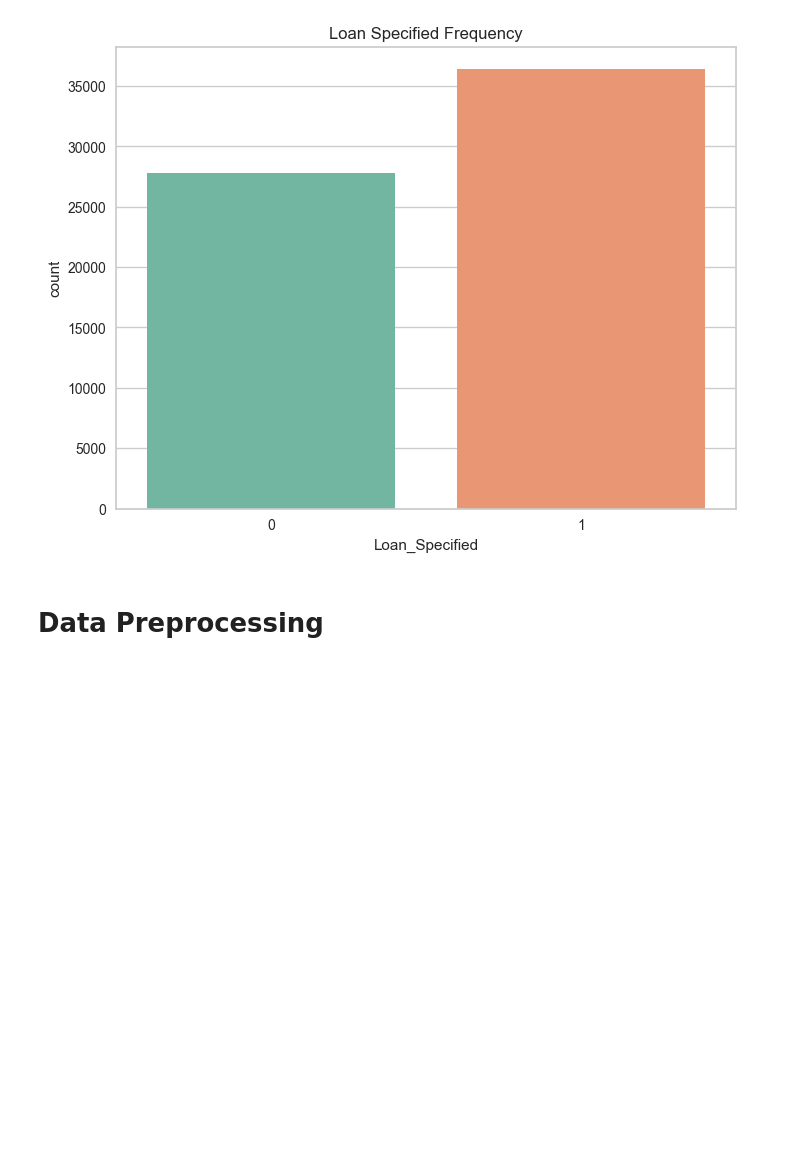
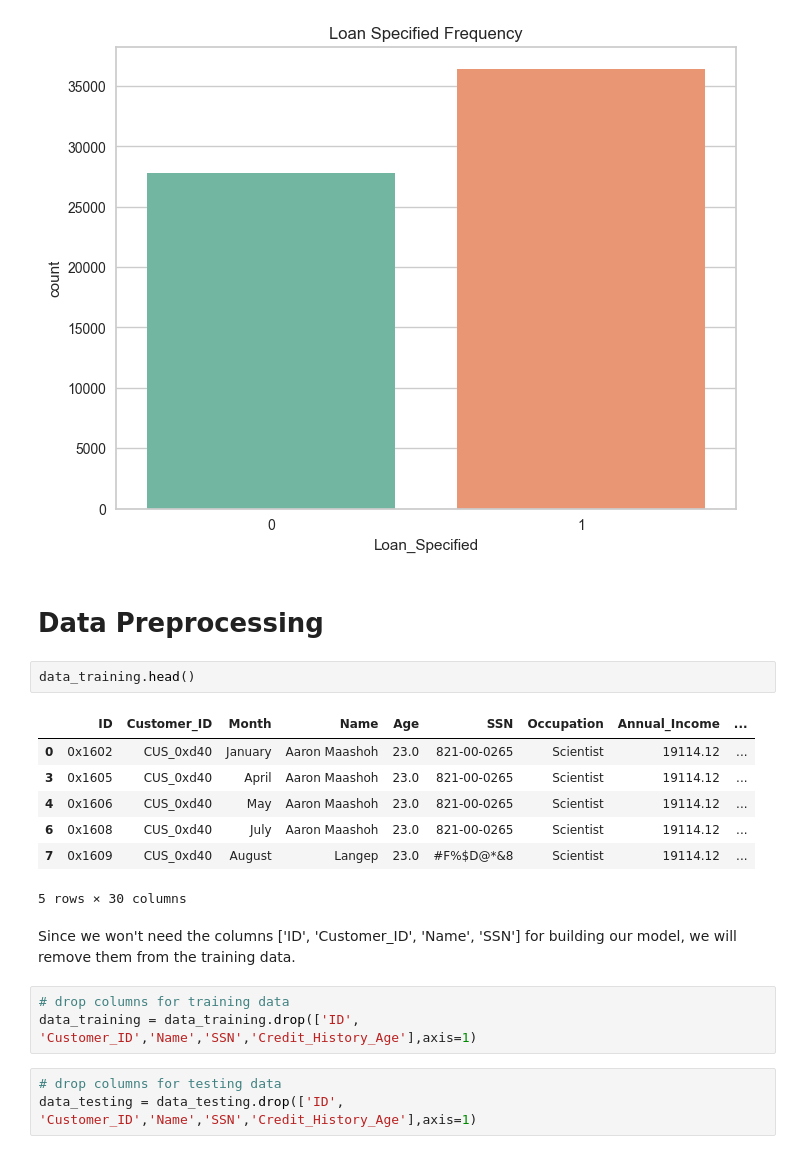
Before and after one commit to ishamel101/Credit-Score-Classification, a Jupyter notebook: Credit Score Classification.ipynb, the cells around one changed output. Saved outputs shown, nothing was run; the diff lists cells and outputs as text; blank space fills up the shorter version.

```diff
--- a/Credit Score Classification.ipynb
+++ b/Credit Score Classification.ipynb
@@ -798,3 +800,21 @@ Passing `palette` without assigning `hue` is deprecated and will be removed in v
 [figure]
 # %% [markdown]
 # Data Preprocessing
+# %%
+data_training.head()
+# %% [output]
+|  | ID | Customer_ID | Month | Name | Age | SSN | Occupation | Annual_Income | ... |
+| 0 | 0x1602 | CUS_0xd40 | January | Aaron Maashoh | 23.0 | 821-00-0265 | Scientist | 19114.12 | ... |
+| 3 | 0x1605 | CUS_0xd40 | April | Aaron Maashoh | 23.0 | 821-00-0265 | Scientist | 19114.12 | ... |
+| 4 | 0x1606 | CUS_0xd40 | May | Aaron Maashoh | 23.0 | 821-00-0265 | Scientist | 19114.12 | ... |
+| 6 | 0x1608 | CUS_0xd40 | July | Aaron Maashoh | 23.0 | 821-00-0265 | Scientist | 19114.12 | ... |
+| 7 | 0x1609 | CUS_0xd40 | August | Langep | 23.0 | #F%$D@*&8 | Scientist | 19114.12 | ... |
+5 rows × 30 columns
+# %% [markdown]
+Since we won't need the columns ['ID', 'Customer_ID', 'Name', 'SSN'] for building our model, we will remove them from the training data.
+# %%
+# drop columns for training data
+data_training = data_training.drop(['ID', 'Customer_ID','Name','SSN','Credit_History_Age'],axis=1)
+# %%
+# drop columns for testing data
+data_testing = data_testing.drop(['ID', 'Customer_ID','Name','SSN','Credit_History_Age'],axis=1)
```
Also changed, not shown: parts of 19 cells of this notebook.
